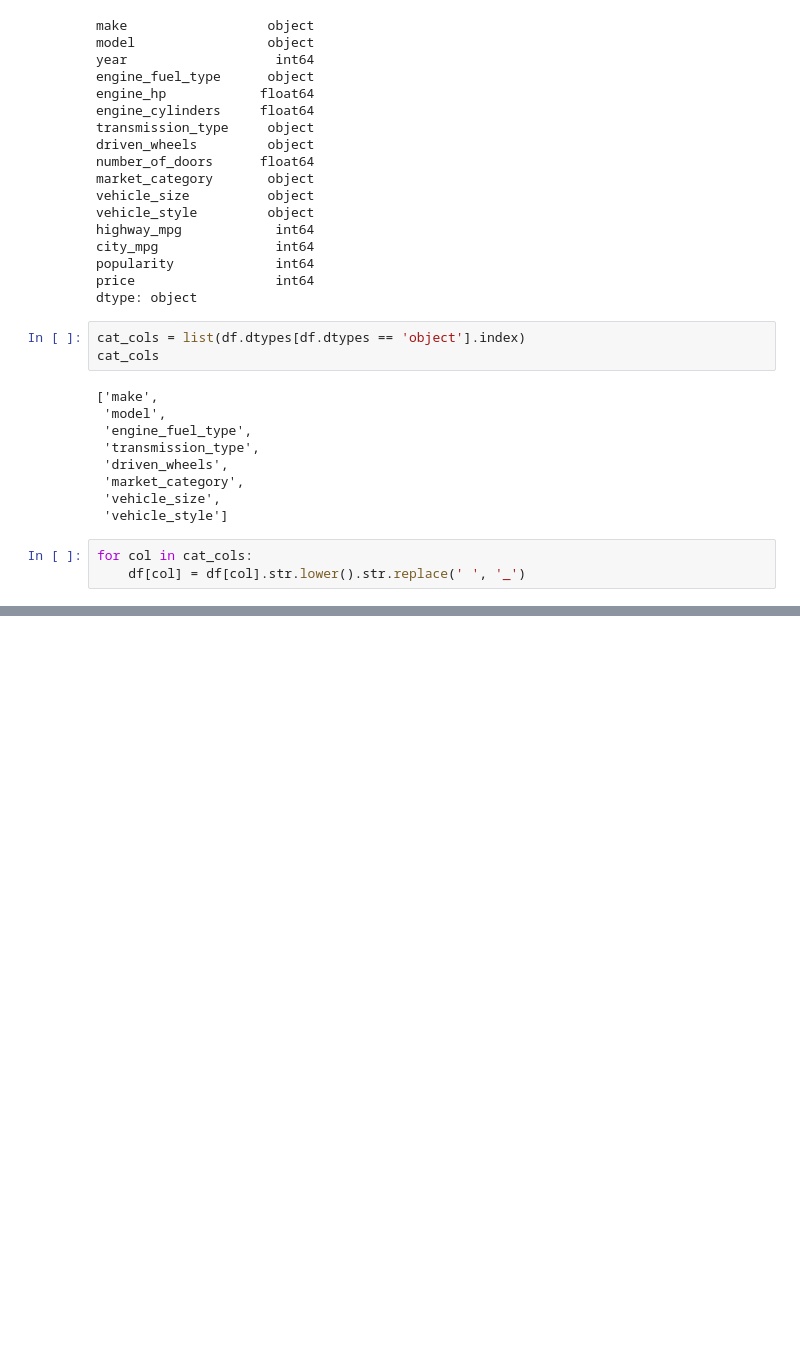
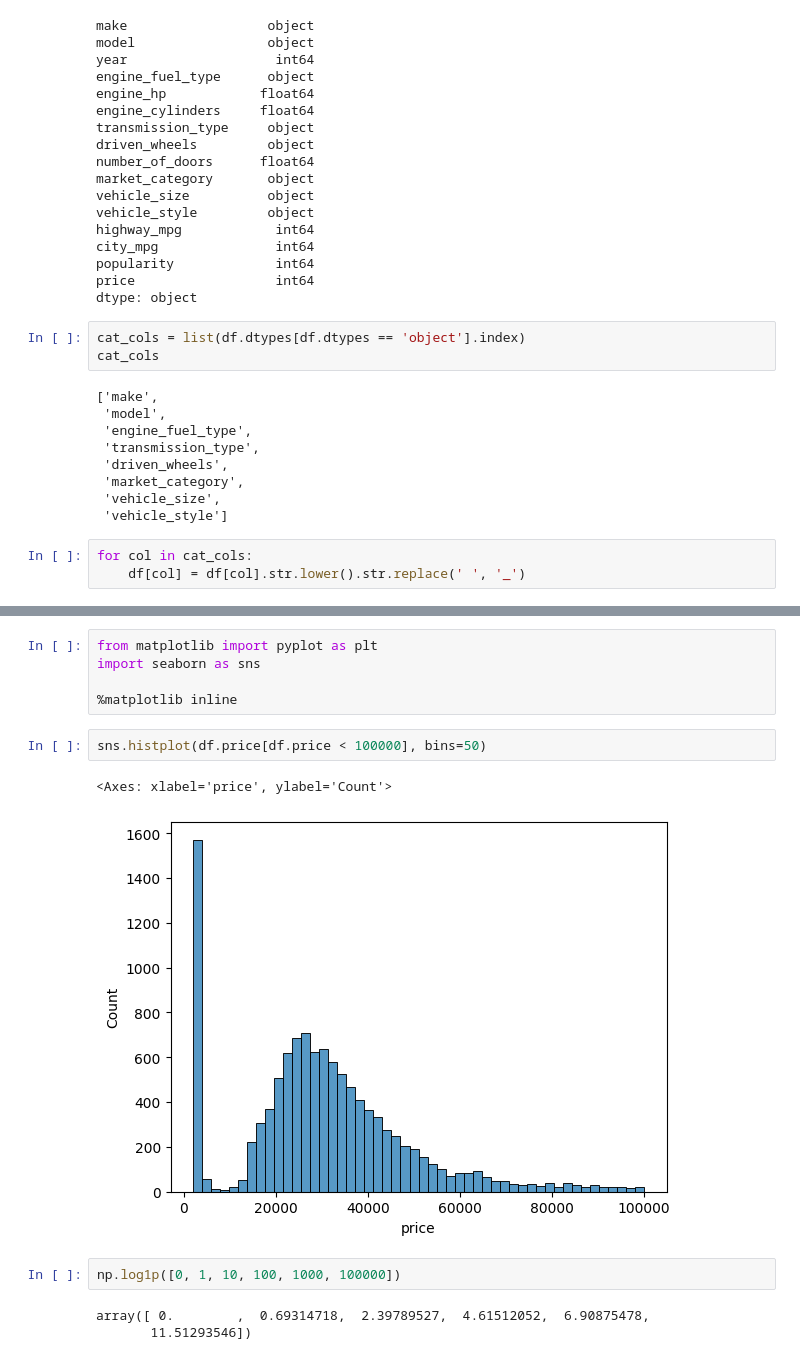
Before and after one commit to adeakinwe/ML_zoomcamp, a Jupyter notebook: car price prediction.ipynb, the cells around one changed output, grey strips where cells are left out. Drawn from its saved outputs; the diff is of its cells as text; blank space fills up the shorter version.

```diff
--- a/car price prediction.ipynb
+++ b/car price prediction.ipynb
@@ -104,0 +135,15 @@ df.head()
+# %%
+from matplotlib import pyplot as plt
+import seaborn as sns
+
+%matplotlib inline
+# %%
+sns.histplot(df.price[df.price < 100000], bins=50)
+# %% [output]
+<Axes: xlabel='price', ylabel='Count'>
+[figure, added]
+# %%
+np.log1p([0, 1, 10, 100, 1000, 100000])
+# %% [output]
+array([ 0.        ,  0.69314718,  2.39789527,  4.61512052,  6.90875478,
+       11.51293546])
```
Also changed, not shown: parts of 8 cells of this notebook.
